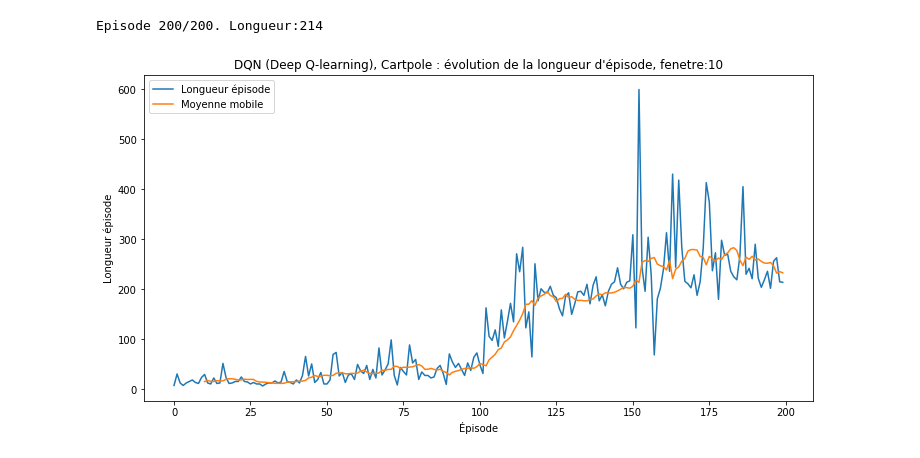
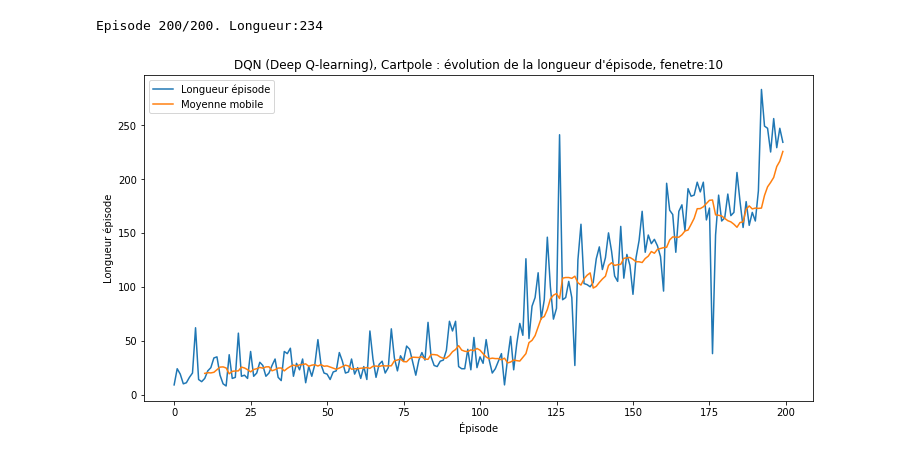
Before and after one commit to RobertGodin/CodePython, a Jupyter notebook: Notebooks/ARDQNFixedTargetEtatGymCartpole.ipynb, the cells around one changed output. Saved outputs shown, nothing was run; the diff lists cells and outputs as text; code cells hidden in the pictures.

```diff
--- a/Notebooks/ARDQNFixedTargetEtatGymCartpole.ipynb
+++ b/Notebooks/ARDQNFixedTargetEtatGymCartpole.ipynb
@@ -3,7 +3,7 @@
 # -*- coding: utf-8 -*-
 """
 Deep Q-learning avec cibles-Q fixes
-Cartpole-v0, Etat natif de Gym
+Cartpole-v0, états natifs de gym
 
 """
 import gym
@@ -22,10 +22,11 @@ import torch.nn.functional as F
 import torchvision.transforms as T
 
 random.seed(42)
-env = gym.make('CartPole-v0').unwrapped
+torch.manual_seed(42)
+env = gym.make('CartPole-v0')
+env._max_episode_steps = 1000
 
-Observation = namedtuple('Observation',
-                        ('etat', 'action', 'etat_suivant', 'recompense'))
+Observation = namedtuple('Observation',('etat', 'action', 'etat_suivant', 'recompense'))
 class HistoriqueObservations(object):
     """ Stockage de la liste des observations pour l'apprentissage
         Mémoire circulaire pour limiter à taille_memoire"""
@@ -34,9 +35,8 @@ class HistoriqueObservations(object):
         self.indice_courant = 0
         self.liste_observations = []
 
-
     def ajouter_historique(self, *args):
-        """AJoutee une observation. Écriture circulaire."""
+        """Ajouter une observation. Écriture circulaire."""
         if len(self.liste_observations) < self.taille_memoire:
             self.liste_observations.append(None)
         self.liste_observations[self.indice_courant] = Observation(*args)
@@ -48,23 +48,23 @@ class HistoriqueObservations(object):
     def __len__(self):
         return len(self.liste_observations)
 
+class RNAQ(nn.Module):
+    """ RNA simple pour approximer la fonction Q(s,a)
+    L'entrée est une représentation de l'état s
+    La sortie est un vecteur des valeurs par chacune des actions a"""
+    def __init__(self,taille_couche_cachee=128,nb_actions_y=2):
+        nn.Module.__init__(self)
+        self.couche_lineaire1 = nn.Linear(4, taille_couche_cachee)
+        self.couche_lineaire2 = nn.Linear(taille_couche_cachee, nb_actions_y)
 
-
-class RNAQ(nn.Module):
-    def __init__(self,taille_couche_cachee=164,nb_actions_y=2):
-        nn.Module.__init__(self)
-        self.l1 = nn.Linear(4, taille_couche_cachee)
-        self.l2 = nn.Linear(taille_couche_cachee, nb_actions_y)
-
-    def forward(self, x):
-        x = F.relu(self.l1(x))
-        x = self.l2(x)
-        return x
+    def forward(self, lot_X):
+        lot_X = F.relu(self.couche_lineaire1(lot_X))
+        return self.couche_lineaire2(lot_X)
 
 # Initaliser le RNAQ et RNACible
 n_actions = env.action_space.n
-rnaq = RNAQ(taille_couche_cachee=164,nb_actions_y=2)
-rnaq_cible = RNAQ(taille_couche_cachee=164,nb_actions_y=2)
+rnaq = RNAQ()
+rnaq_cible = RNAQ()
 rnaq_cible.load_state_dict(rnaq.state_dict())
 rnaq_cible.eval()
 
@@ -81,22 +81,6 @@ def choisir_action(etat,epsilon):
             return rnaq(etat).max(1)[1].view(1, 1)
     else:
         return torch.tensor([[random.randrange(n_actions)]],dtype=torch.long)
-
-durees_par_episode = []
-
-def afficher_longueur_episode(longueur_episode, fenetre=10):
-    """
-    Afficher l'évolution des longueurs d'épisodes avec le temps
-    """
-    plt.figure(figsize=(12,6))
-    plt.plot(longueur_episode,label="Longueur épisode")
-    longueur_moyenne_fenetre=[longueur_episode[i:i+fenetre].mean() for i in range(longueur_episode.shape[0]-fenetre)]
-    plt.plot(np.arange(fenetre,longueur_episode.shape[0]),longueur_moyenne_fenetre,label="Moyenne mobile")
-    plt.xlabel("Épisode")
-    plt.ylabel("Longueur épisode")
-    plt.title("DQN (Deep Q-learning), Cartpole : évolution de la longueur d'épisode, fenetre:"+str(fenetre))
-    plt.legend(loc='upper left')
-    plt.show()
 
 def optimisation_RNAQ(taille_mini_lot = 16, gamma=1.0):
     if len(liste_observations) < taille_mini_lot:
@@ -141,41 +125,51 @@ def optimiser_DQN(env, nombre_episodes=20,  gamma=1.0, alpha=0.1, epsilon_max=1,
         # Calculer epsilon
         epsilon = epsilon_min + (epsilon_max - epsilon_min)*np.exp(-epsilon_taux_decroissance*i_episode)
 
-        compteur_action = 0
-
         for t in count():
             #env.render()
-            compteur_action +=1
             action = choisir_action(etat,epsilon) # Sélectionner et exécuter l'action
             etat_suivant, recompense, fin_episode, _ = env.step(action.item())
             recompense = torch.tensor([recompense])
             etat_suivant = torch.FloatTensor([etat_suivant])
             if fin_episode:
                 etat_suivant = None
 
             # Ajouter l'observation à l'historique
             liste_observations.ajouter_historique(etat, action,etat_suivant,recompense)
             etat = etat_suivant
 
             optimisation_RNAQ() # Optimiser le RNAQ avec un mini-lot
             if fin_episode:
                 longueur_episode[i_episode] = t
                 break
         # Mettre à jouer le RNAQcible selon FREQUENCE_MAJ_RNAQ_CIBLE
         if i_episode % 10 == 0:
             rnaq_cible.load_state_dict(rnaq.state_dict())
 
         print("\rEpisode {}/{}. Longueur:{}".format(i_episode+1, nombre_episodes, t), end="")
         #sys.stdout.flush()
 
     return longueur_episode
 
 longueur_episode = optimiser_DQN(env, nombre_episodes=200,gamma=1,alpha=0.1,epsilon_max=1,epsilon_min=0.05,
                   epsilon_taux_decroissance = 0.01)
-
 env.close()
 
+def afficher_longueur_episode(longueur_episode, fenetre=10):
+    """
+    Afficher l'évolution des longueurs d'épisodes
+    """
+    plt.figure(figsize=(12,6))
+    plt.plot(longueur_episode,label="Longueur épisode")
+    longueur_moyenne_fenetre=[longueur_episode[i:i+fenetre].mean() for i in range(longueur_episode.shape[0]-fenetre)]
+    plt.plot(np.arange(fenetre,longueur_episode.shape[0]),longueur_moyenne_fenetre,label="Moyenne mobile")
+    plt.xlabel("Épisode")
+    plt.ylabel("Longueur épisode")
+    plt.title("DQN (Deep Q-learning), Cartpole : évolution de la longueur d'épisode, fenetre:"+str(fenetre))
+    plt.legend(loc='upper left')
+    plt.show()
+
 afficher_longueur_episode(longueur_episode)
 # %% [output]
-Episode 200/200. Longueur:214
+Episode 200/200. Longueur:234
-[figure, old version]
+[figure, new version]
```
Also changed, not shown: 17 other files.
